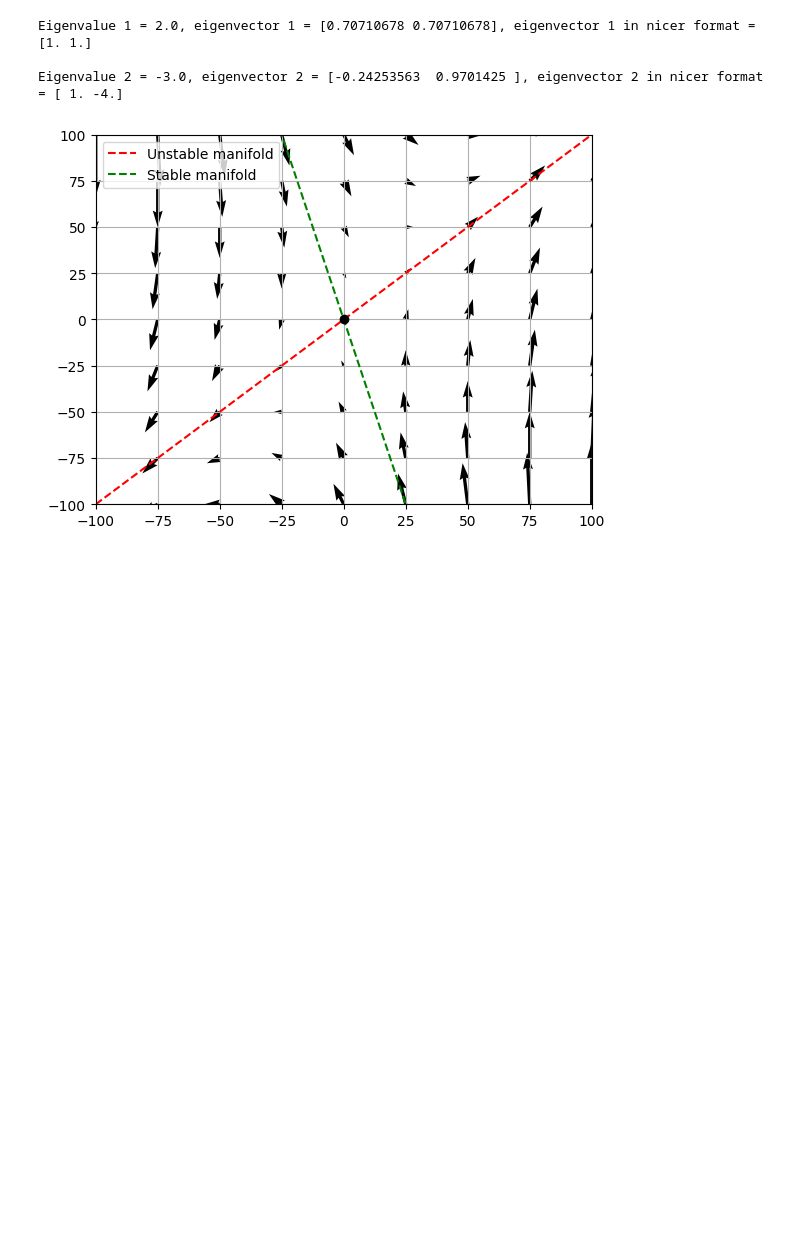
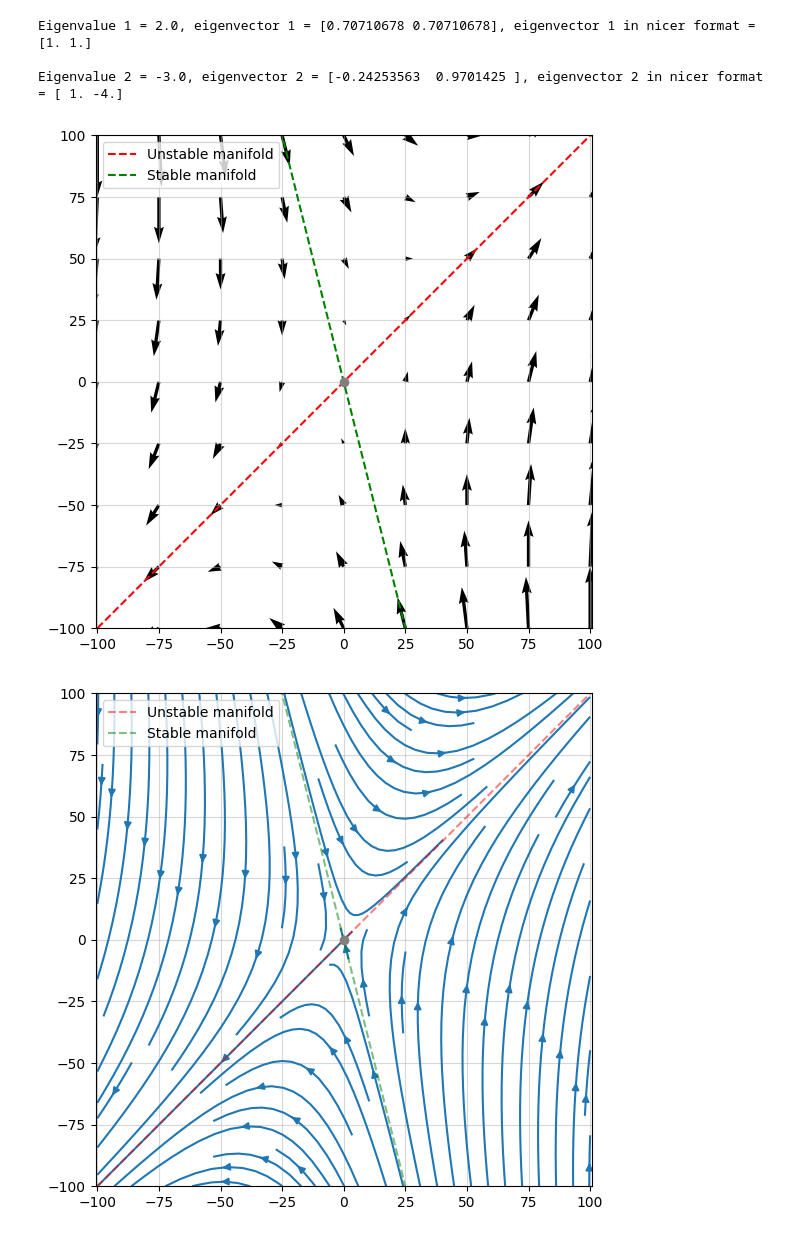
Before and after one commit to s-hynes/MP491, a Jupyter notebook: CH02_lecture_6_direction_fields.ipynb, the cells around one changed output. Saved outputs shown, nothing was run; the diff lists cells and outputs as text; code cells hidden in the pictures; blank space fills up the shorter version.

Commit message:
Added stream plots here

```diff
--- a/CH02_lecture_6_direction_fields.ipynb
+++ b/CH02_lecture_6_direction_fields.ipynb
@@ -1,15 +1,17 @@
 # %%
 # Example 1 in Lecture 6
 
-from CH02_quiver import eigen, direction_field
+from CH02_quiver import eigen, direction_field, stream_lin
 
 eigen( [[1,1] , [4,-2]], print_values=True)
 direction_field(1,1,4,-2, xmin=-100, xmax=100, ymin=-100, ymax=100)
+stream_lin(1,1,4,-2, xmin=-100, xmax=100, ymin=-100, ymax=100, density=1)
 # %% [output]
 Eigenvalue 1 = 2.0, eigenvector 1 = [0.70710678 0.70710678], eigenvector 1 in nicer format = [1. 1.]
 
 Eigenvalue 2 = -3.0, eigenvector 2 = [-0.24253563  0.9701425 ], eigenvector 2 in nicer format = [ 1. -4.]
-[figure, old version]
+[figure, new version]
+[figure, added]
 # %%
 # Example 2 in Lecture 6
 
```
Also changed, not shown: parts of 1 cell of this notebook.
